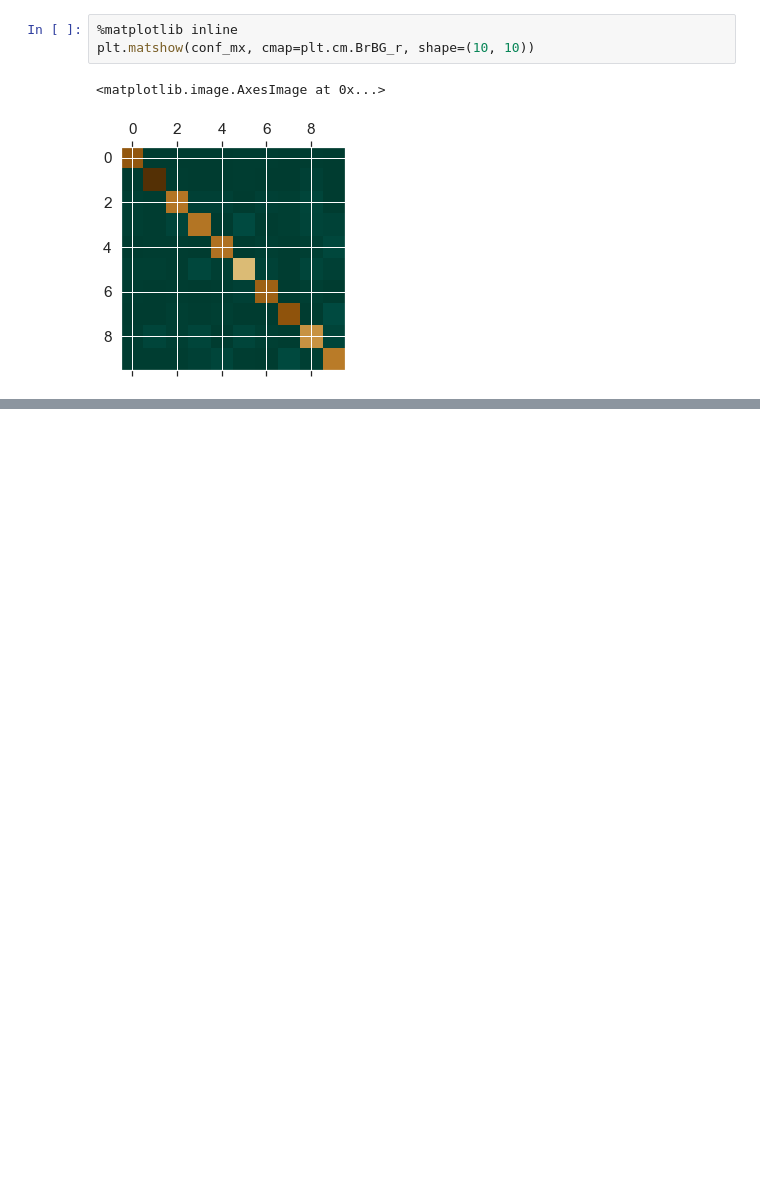
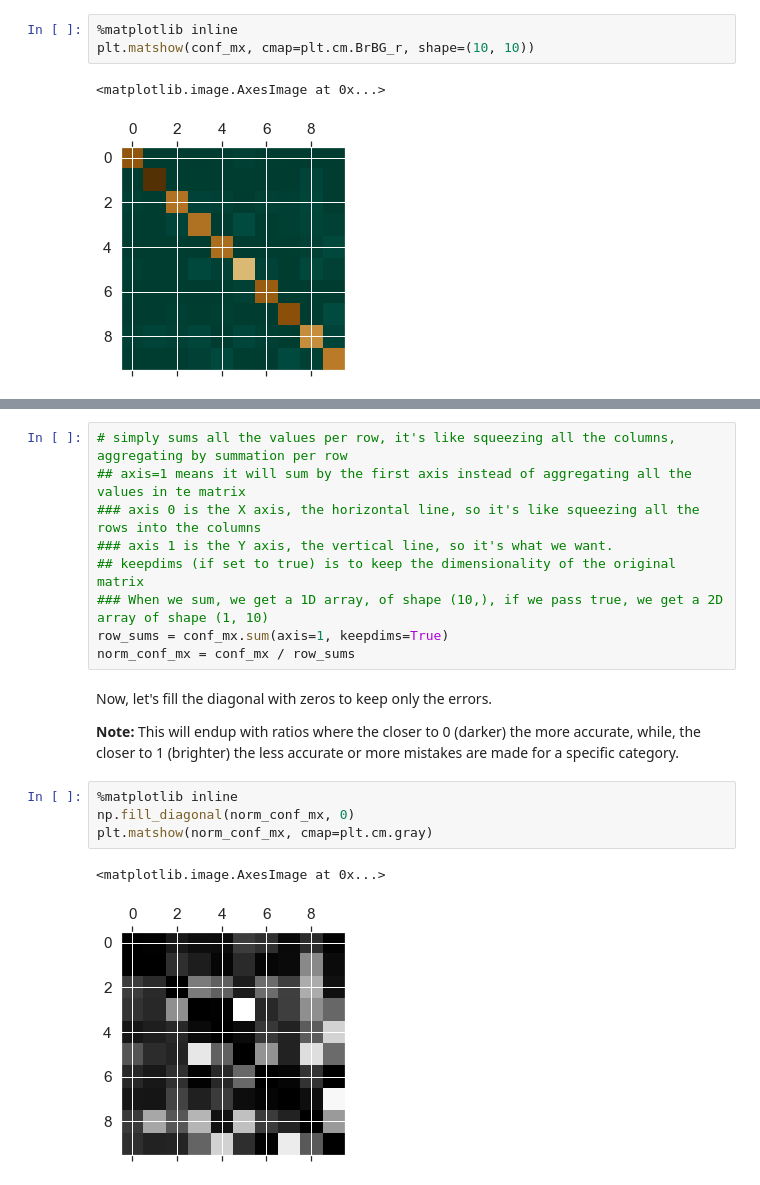
Before and after one commit to Ohtar10/ml-python, a Jupyter notebook: ch03/Classification.ipynb, the cells around one changed output, grey strips where cells are left out. Saved outputs shown, nothing was run; the diff lists cells and outputs as text; blank space fills up the shorter version.

Commit message:
Error Analysis part for classification

```diff
--- a/ch03/Classification.ipynb
+++ b/ch03/Classification.ipynb
@@ -532,0 +537,20 @@ plt.matshow(conf_mx, cmap=plt.cm.BrBG_r, shape=(10, 10))
+# %%
+# simply sums all the values per row, it's like squeezing all the columns, aggregating by summation per row
+## axis=1 means it will sum by the first axis instead of aggregating all the values in te matrix
+### axis 0 is the X axis, the horizontal line, so it's like squeezing all the rows into the columns
+### axis 1 is the Y axis, the vertical line, so it's what we want.
+## keepdims (if set to true) is to keep the dimensionality of the original matrix
+### When we sum, we get a 1D array, of shape (10,), if we pass true, we get a 2D array of shape (1, 10)
+row_sums = conf_mx.sum(axis=1, keepdims=True)
+norm_conf_mx = conf_mx / row_sums
+# %% [markdown]
+Now, let's fill the diagonal with zeros to keep only the errors.
+
+**Note:** This will endup with ratios where the closer to 0 (darker) the more accurate, while, the closer to 1 (brighter) the less accurate or more mistakes are made for a specific category.
+# %%
+%matplotlib inline
+np.fill_diagonal(norm_conf_mx, 0)
+plt.matshow(norm_conf_mx, cmap=plt.cm.gray)
+# %% [output]
+<matplotlib.image.AxesImage at 0x...>
+[figure, added]
```
Also changed, not shown: parts of 30 cells of this notebook.
